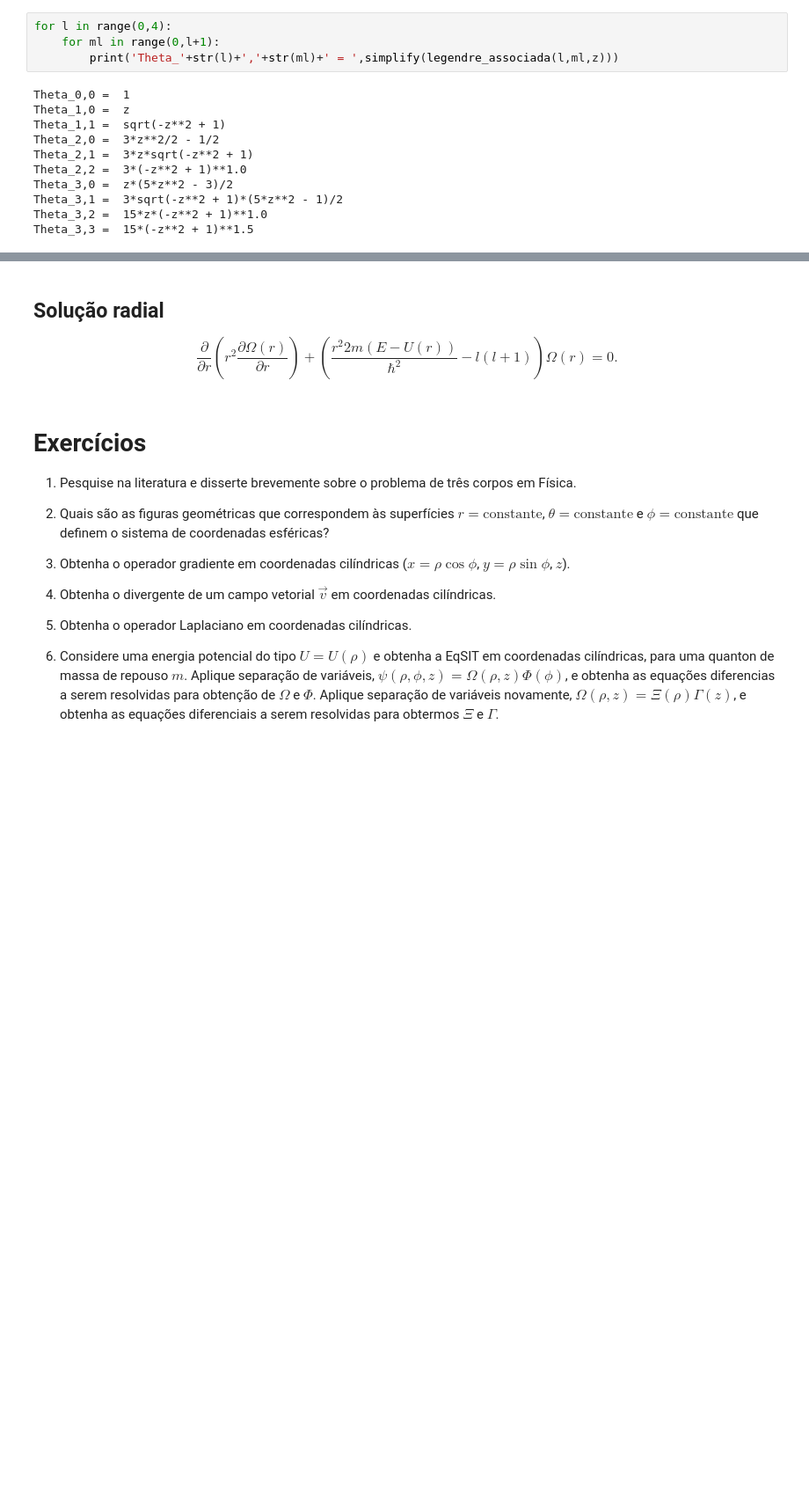
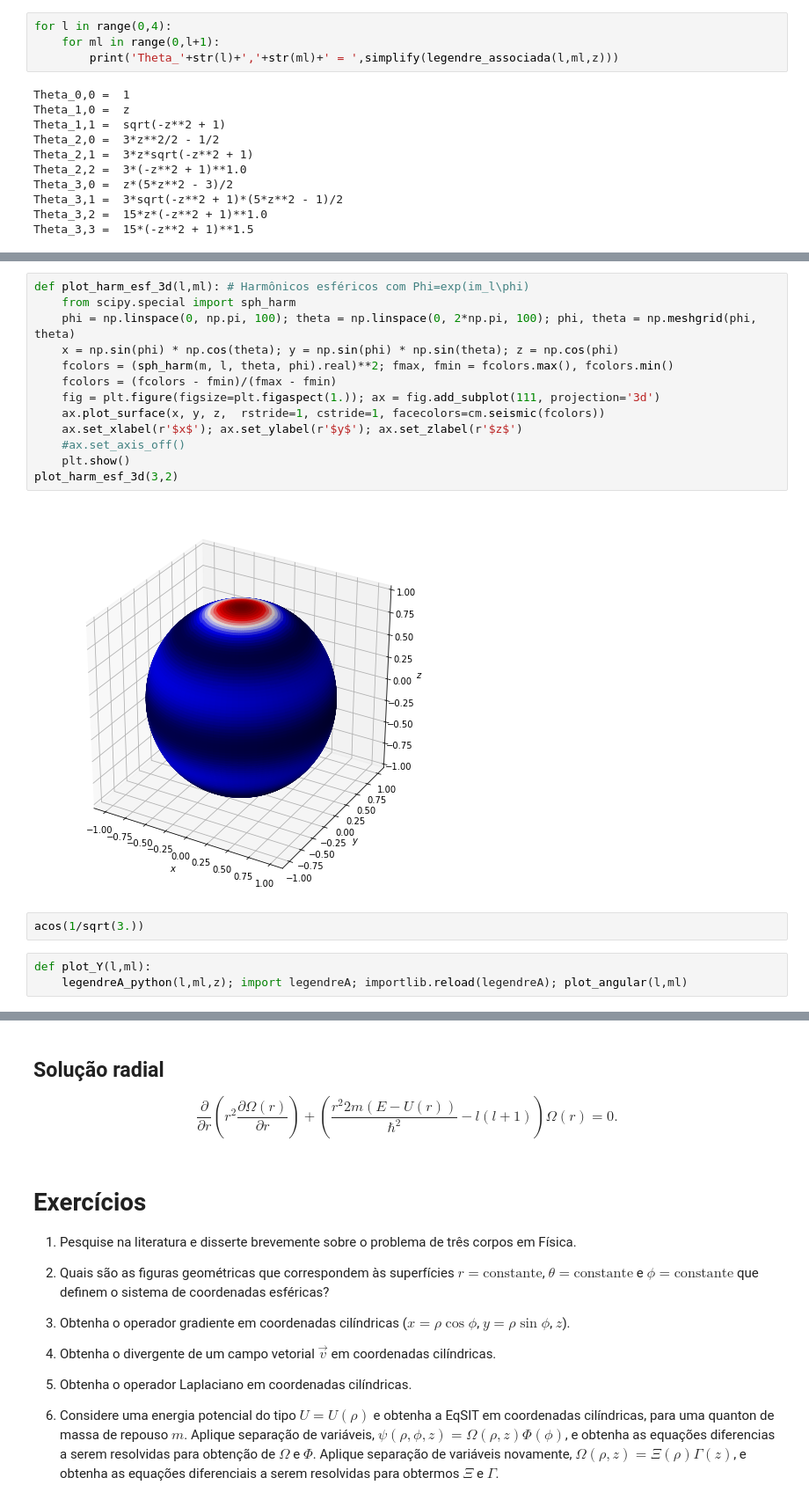
Before and after one commit to jonasmaziero/mecanica_quantica_1900-1925, a Jupyter notebook: 15_hidrogenio.ipynb, the cells around one changed output, grey strips where cells are left out. Shown: that part at 88% size. Drawn from its saved outputs; the diff is of its cells as text; blank space fills up the shorter version.

```diff
--- a/15_hidrogenio.ipynb
+++ b/15_hidrogenio.ipynb
@@ -497,0 +533,20 @@ são chamadas de harmônicos esféricos.
+# %%
+def plot_harm_esf_3d(l,ml): # Harmônicos esféricos com Phi=exp(im_l\phi)
+    from scipy.special import sph_harm
+    phi = np.linspace(0, np.pi, 100); theta = np.linspace(0, 2*np.pi, 100); phi, theta = np.meshgrid(phi, theta)
+    x = np.sin(phi) * np.cos(theta); y = np.sin(phi) * np.sin(theta); z = np.cos(phi)
+    fcolors = (sph_harm(m, l, theta, phi).real)**2; fmax, fmin = fcolors.max(), fcolors.min()
+    fcolors = (fcolors - fmin)/(fmax - fmin)
+    fig = plt.figure(figsize=plt.figaspect(1.)); ax = fig.add_subplot(111, projection='3d')
+    ax.plot_surface(x, y, z,  rstride=1, cstride=1, facecolors=cm.seismic(fcolors))
+    ax.set_xlabel(r'$x$'); ax.set_ylabel(r'$y$'); ax.set_zlabel(r'$z$')
+    #ax.set_axis_off()
+    plt.show()
+plot_harm_esf_3d(3,2)
+# %% [output]
+[figure, added]
+# %%
+acos(1/sqrt(3.))
+# %%
+def plot_Y(l,ml):
+    legendreA_python(l,ml,z); import legendreA; importlib.reload(legendreA); plot_angular(l,ml)
```
Also changed, not shown: parts of 15 cells of this notebook, 2 other files.
